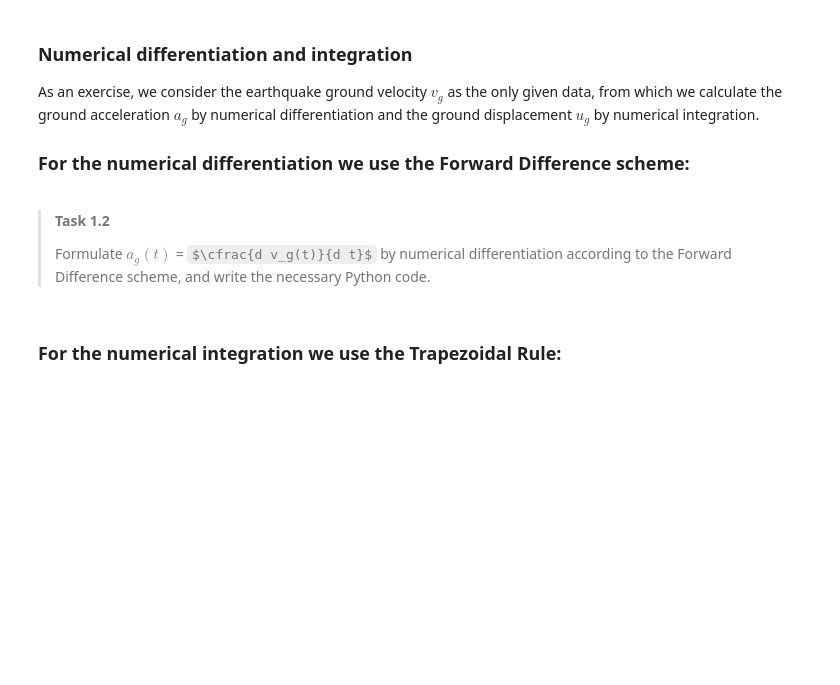
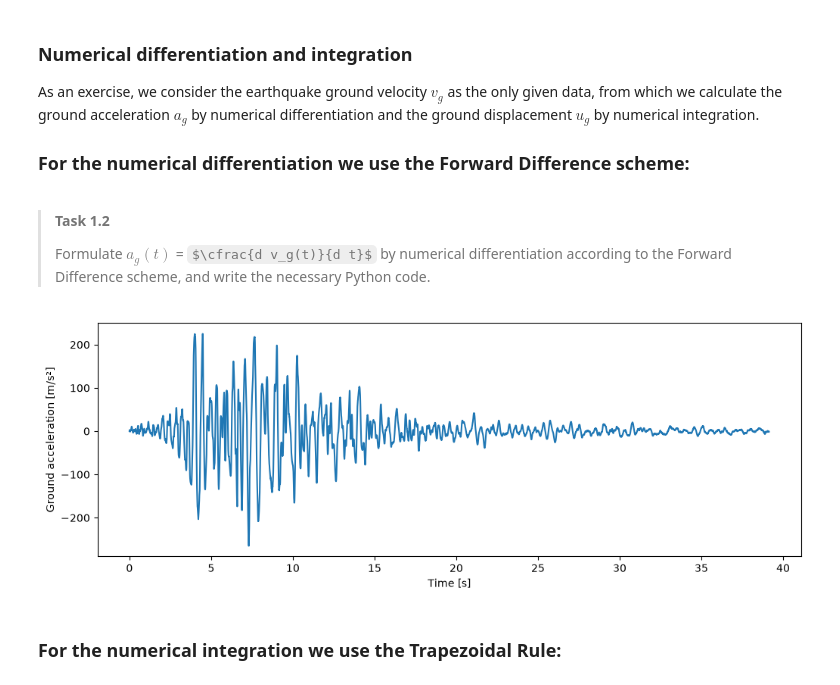
Before and after one commit to mangl308/GA1.2_Jasper05, a Jupyter notebook: 1Ddynamics.ipynb, the cells around one changed output. Saved outputs shown, nothing was run; the diff lists cells and outputs as text; code cells hidden in the pictures; some formulas as TeX source; blank space fills up the shorter version.

```diff
--- a/1Ddynamics.ipynb
+++ b/1Ddynamics.ipynb
@@ -119,3 +114,25 @@ As an exercise, we consider the earthquake ground velocity $v_g$ as the only giv
+# %%
+# Forward Difference scheme to differentiate ground acceleration from given velocity
+import numpy as np
+import matplotlib.pyplot as plt
+
+agm = np.zeros(len(t))
+
+# Initial acceleration
+agm[0] = 0
+
+# Forward difference
+for i in range(len(t) - 1):
+    delta_t = t[i + 1] - t[i]
+    agm[i + 1] = (vg[i + 1] - vg[i]) / delta_t
+
+plt.figure(figsize=(12, 4))
+plt.plot(t, agm)
+plt.xlabel("Time [s]")
+plt.ylabel("Ground acceleration [m/s²]")
+plt.show()
+# %% [output]
+[figure, added]
 # %% [markdown]
 ### For the numerical integration we use the Trapezoidal Rule:
 # %% [markdown]
```
Also changed, not shown: parts of 8 cells of this notebook.
